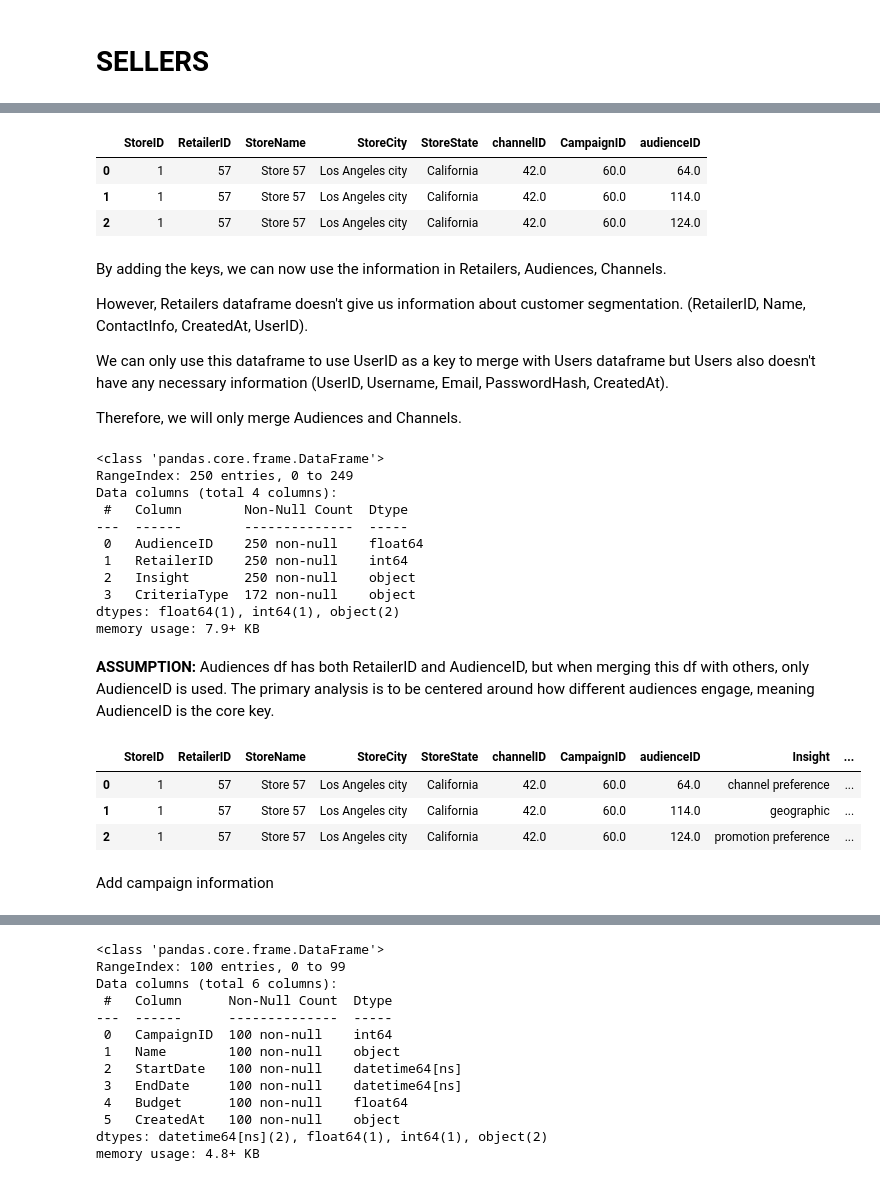
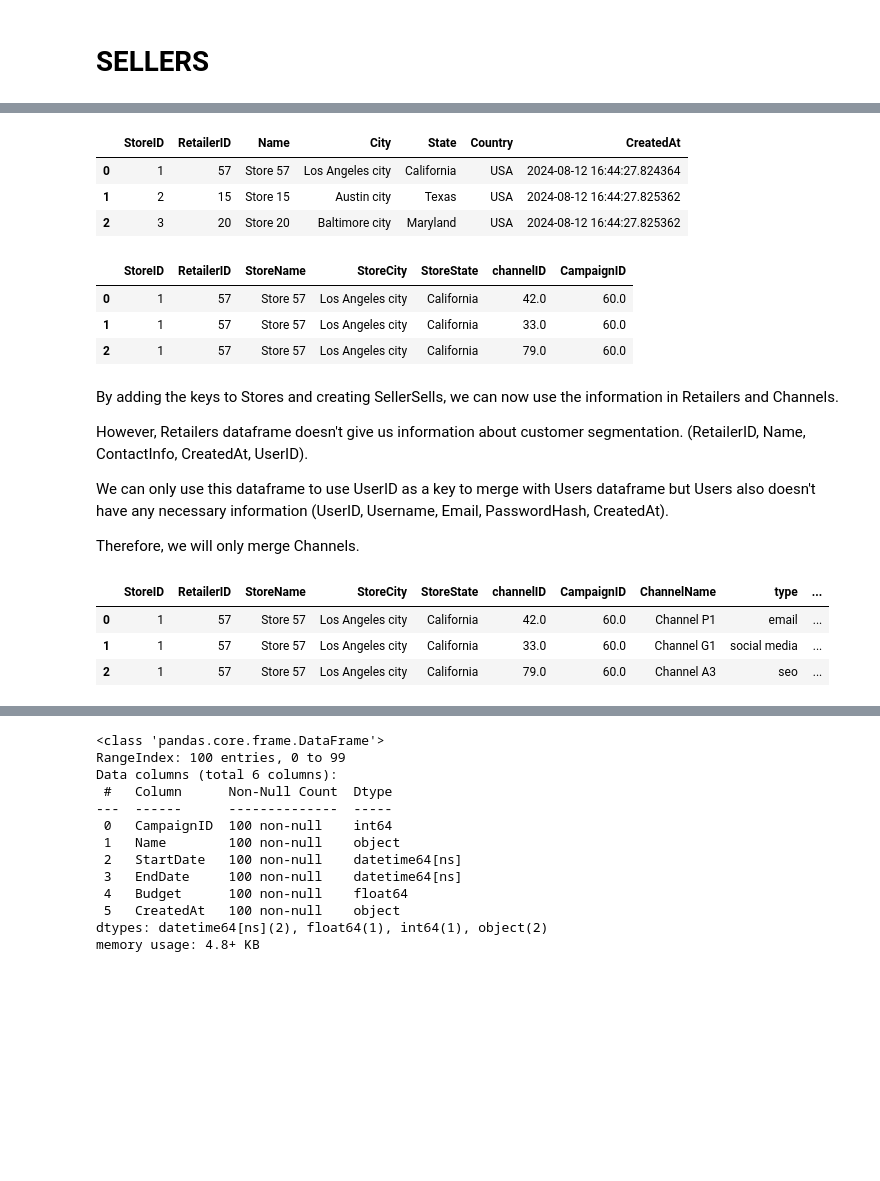
Before and after one commit to ilaydabekircan/VB_Assignment_DS, a Jupyter notebook: DataIngestion.ipynb, the cells around one changed output, grey strips where cells are left out. Drawn from its saved outputs; the diff is of its cells as text; code cells hidden in the pictures; blank space fills up the shorter version.

Commit message:
Changed customer data and feature engineering
- Changed the structure to aggregate each customers into one row
- Added feature engineering
- Added explanations and comments

```diff
--- a/DataIngestion.ipynb
+++ b/DataIngestion.ipynb
@@ -299,57 +345,41 @@ Some dataframes are only keep key items and they can only be used for merging da
+# %%
+Stores.head(3)
+# %% [output]
+|  | StoreID | RetailerID | Name | City | State | Country | CreatedAt |
+| 0 | 1 | 57 | Store 57 | Los Angeles city | California | USA | 2024-08-12 16:44:27.824364 |
+| 1 | 2 | 15 | Store 15 | Austin city | Texas | USA | 2024-08-12 16:44:27.825362 |
+| 2 | 3 | 20 | Store 20 | Baltimore city | Maryland | USA | 2024-08-12 16:44:27.825362 |
 # %%
 Stores.rename(columns = {'Name': 'StoreName', 'City': 'StoreCity', 'State': 'StoreState'}, inplace=True)
-
-Stores.drop(columns = ['Country'], inplace=True) # only USA
+Stores.drop(columns = ['Country', 'CreatedAt'], inplace = True) # only USA
 
 SellerSells = Stores.merge(ChannelsCampaigns,
-                      how = 'left',
-                      on = 'StoreID').merge(StoresCampaigns,
-                                            how = 'left',
-                                            on = 'StoreID').merge(AudiencesCampaigns,
-                                                                  how = 'left',
-                                                                  on = 'CampaignID').drop(columns = ['CreatedAt'])
+                           how = 'left',
+                           on = 'StoreID').merge(StoresCampaigns,
+                                                 how = 'left',
+                                                 on = 'StoreID')
 SellerSells.head(3)
 # %% [output]
-|  | StoreID | RetailerID | StoreName | StoreCity | StoreState | channelID | CampaignID | audienceID |
-| 0 | 1 | 57 | Store 57 | Los Angeles city | California | 42.0 | 60.0 | 64.0 |
-| 1 | 1 | 57 | Store 57 | Los Angeles city | California | 42.0 | 60.0 | 114.0 |
-| 2 | 1 | 57 | Store 57 | Los Angeles city | California | 42.0 | 60.0 | 124.0 |
+|  | StoreID | RetailerID | StoreName | StoreCity | StoreState | channelID | CampaignID |
+| 0 | 1 | 57 | Store 57 | Los Angeles city | California | 42.0 | 60.0 |
+| 1 | 1 | 57 | Store 57 | Los Angeles city | California | 33.0 | 60.0 |
+| 2 | 1 | 57 | Store 57 | Los Angeles city | California | 79.0 | 60.0 |
 # %% [markdown]
-By adding the keys, we can now use the information in Retailers, Audiences, Channels.
+By adding the keys to Stores and creating SellerSells, we can now use the information in Retailers and Channels.
 
 However, Retailers dataframe doesn't give us information about customer segmentation. (RetailerID, Name, ContactInfo, CreatedAt, UserID).
 
 We can only use this dataframe to use UserID as a key to merge with Users dataframe but Users also doesn't have any necessary information (UserID, Username, Email, PasswordHash, CreatedAt).
 
-Therefore, we will only merge Audiences and Channels.
+Therefore, we will only merge Channels.
-# %%
-Audiences['AudienceID'] = Audiences['AudienceID'].astype(float)
-Audiences = Audiences.drop(columns = ['CreatedAt', 'CriteriaValue'])
-Audiences.info()
-# %% [output]
-<class 'pandas.core.frame.DataFrame'>
-RangeIndex: 250 entries, 0 to 249
-Data columns (total 4 columns):
- #   Column        Non-Null Count  Dtype
----  ------        --------------  -----
- 0   AudienceID    250 non-null    float64
- 1   RetailerID    250 non-null    int64
- 2   Insight       250 non-null    object
- 3   CriteriaType  172 non-null    object
-dtypes: float64(1), int64(1), object(2)
-memory usage: 7.9+ KB
-# %% [markdown]
-**ASSUMPTION:** Audiences df has both RetailerID and AudienceID, but when merging this df with others, only AudienceID is used. The primary analysis is to be centered around how different audiences engage, meaning AudienceID is the core key.
 # %%
-SellerSells = SellerSells.merge(Audiences.drop(columns = ['RetailerID']),
+Channels.rename(columns = {'name': 'ChannelName'}, inplace = True)
+SellerSells = SellerSells.merge(Channels.drop(columns = 'createdAt'),
                                 how = 'left',
-                                left_on = 'audienceID',
-                                right_on = 'AudienceID').drop(columns = ['AudienceID'])
+                                on = 'channelID')
 SellerSells.head(3)
 # %% [output]
-|  | StoreID | RetailerID | StoreName | StoreCity | StoreState | channelID | CampaignID | audienceID | Insight | ... |
-| 0 | 1 | 57 | Store 57 | Los Angeles city | California | 42.0 | 60.0 | 64.0 | channel preference | ... |
-| 1 | 1 | 57 | Store 57 | Los Angeles city | California | 42.0 | 60.0 | 114.0 | geographic | ... |
-| 2 | 1 | 57 | Store 57 | Los Angeles city | California | 42.0 | 60.0 | 124.0 | promotion preference | ... |
+|  | StoreID | RetailerID | StoreName | StoreCity | StoreState | channelID | CampaignID | ChannelName | type | ... |
+| 0 | 1 | 57 | Store 57 | Los Angeles city | California | 42.0 | 60.0 | Channel P1 | email | ... |
+| 1 | 1 | 57 | Store 57 | Los Angeles city | California | 33.0 | 60.0 | Channel G1 | social media | ... |
+| 2 | 1 | 57 | Store 57 | Los Angeles city | California | 79.0 | 60.0 | Channel A3 | seo | ... |
-# %% [markdown]
-Add campaign information
```
Also changed, not shown: parts of 93 cells of this notebook.
